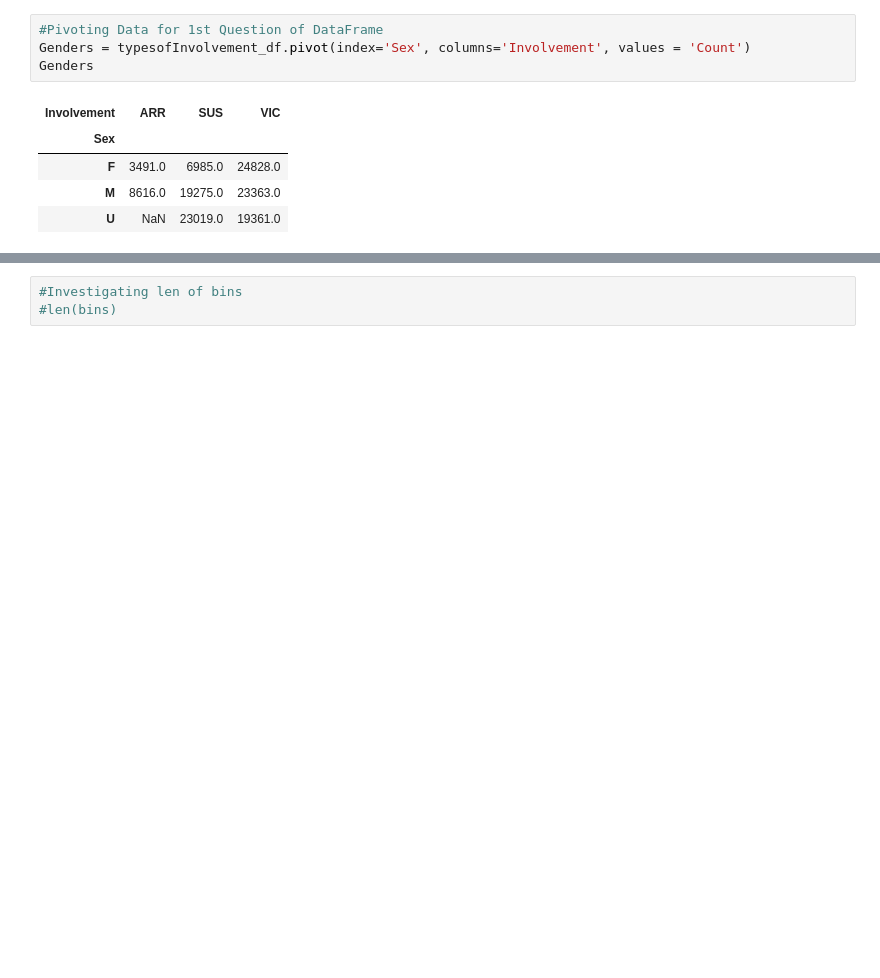
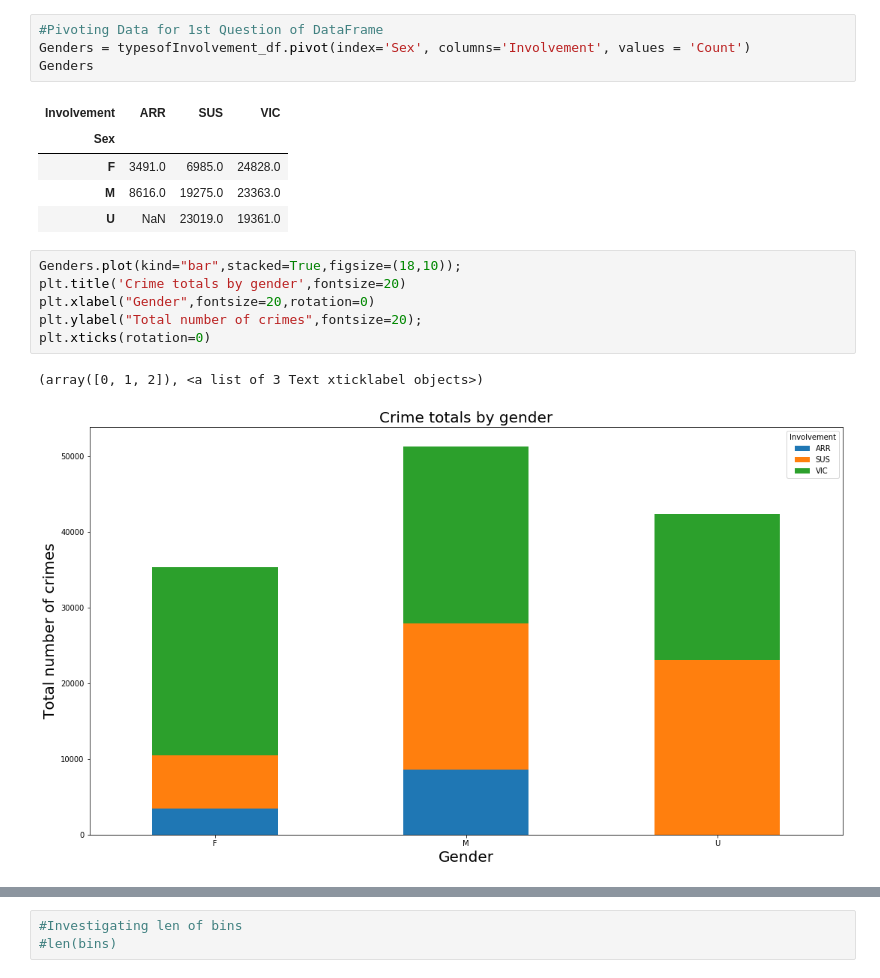
Before and after one commit to kanskris/kansas_crime_2018, a Jupyter notebook: John Work.ipynb, the cells around one changed output, grey strips where cells are left out. Cells and saved outputs as stored; diff of their text form; blank space fills up the shorter version.

```diff
--- a/John Work.ipynb
+++ b/John Work.ipynb
@@ -130,6 +130,15 @@ Genders
 | F | 3491.0 | 6985.0 | 24828.0 |
 | M | 8616.0 | 19275.0 | 23363.0 |
 | U | NaN | 23019.0 | 19361.0 |
+# %%
+Genders.plot(kind="bar",stacked=True,figsize=(18,10));
+plt.title('Crime totals by gender',fontsize=20)
+plt.xlabel("Gender",fontsize=20,rotation=0)
+plt.ylabel("Total number of crimes",fontsize=20);
+plt.xticks(rotation=0)
+# %% [output]
+(array([0, 1, 2]), <a list of 3 Text xticklabel objects>)
+[figure, added]
 # %%
 # Creating 1st Matplotlib visualization and saving figure
 colors = ['red','yellow','green']
```
Also changed, not shown: parts of 1 cell of this notebook, 4 other files.
